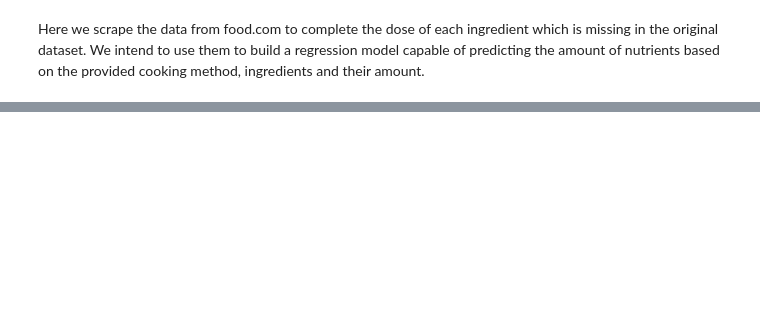
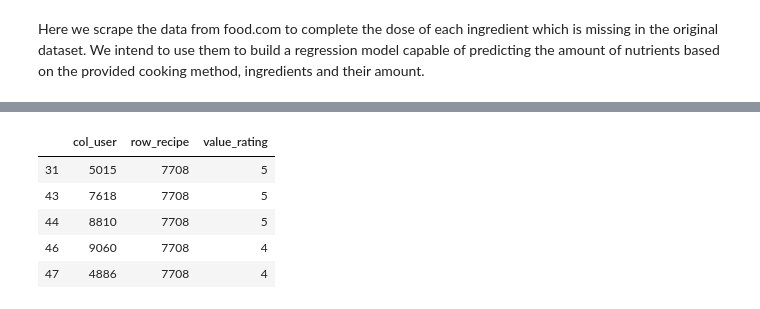
Before and after one commit to JiahuaWU/ada2019, a Jupyter notebook: Milestone2.ipynb, the cells around one changed output, grey strips where cells are left out. Cells and saved outputs as stored; diff of their text form; code cells hidden in the pictures; blank space fills up the shorter version.

```diff
--- a/Milestone2.ipynb
+++ b/Milestone2.ipynb
@@ -1020,0 +1071,14 @@ for _, series in training_df.iterrows():
+# %%
+# collect row-col-value pairs
+triple_pairs = pd.DataFrame()
+triple_pairs['col_user'] = remaining_df.user_id.map(users_index_map)
+triple_pairs['row_recipe'] = remaining_df.recipe_id.map(recipes_index_map)
+triple_pairs['value_rating'] = remaining_df.rating
+triple_pairs.head()
+# %% [output]
+|  | col_user | row_recipe | value_rating |
+| 31 | 5015 | 7708 | 5 |
+| 43 | 7618 | 7708 | 5 |
+| 44 | 8810 | 7708 | 5 |
+| 46 | 9060 | 7708 | 4 |
+| 47 | 4886 | 7708 | 4 |
```
Also changed, not shown: parts of 16 cells of this notebook.
